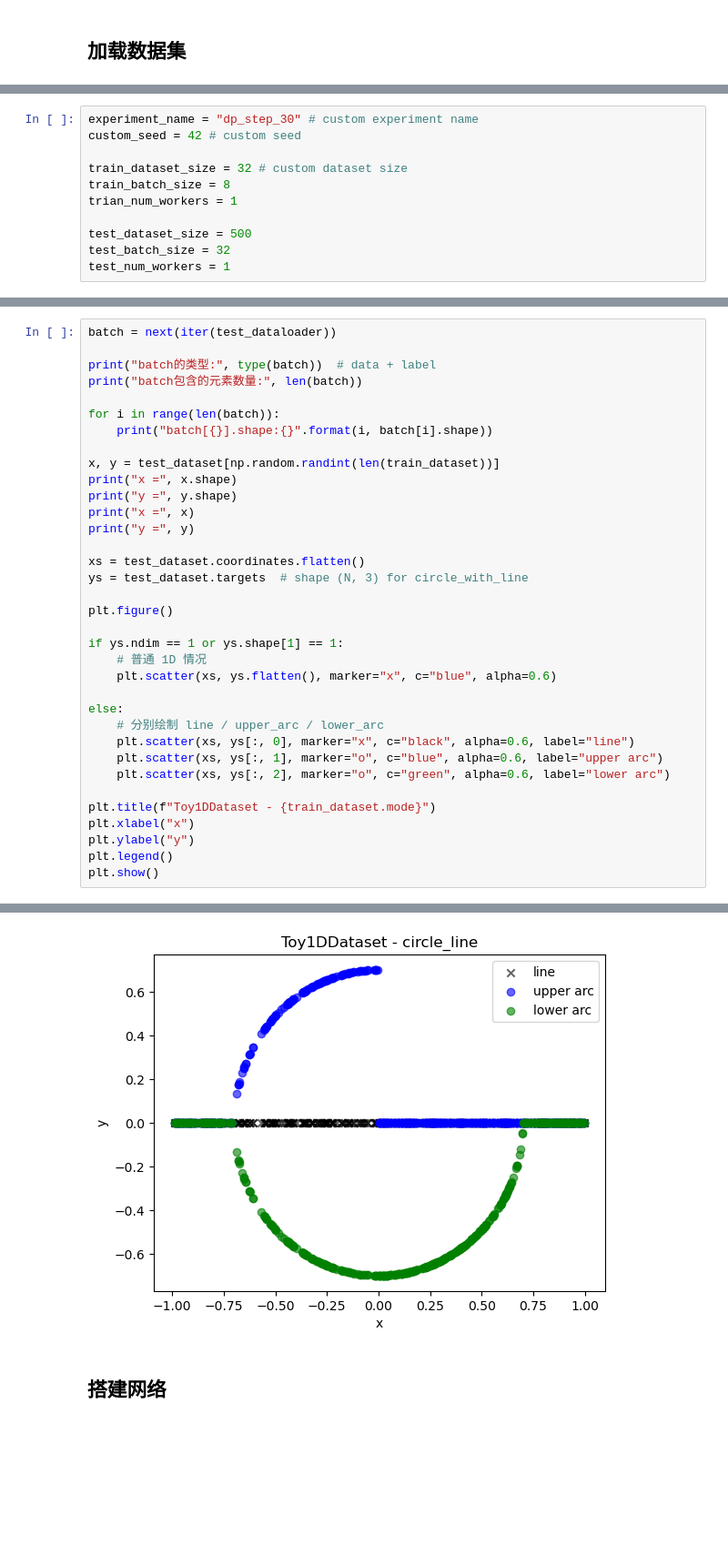
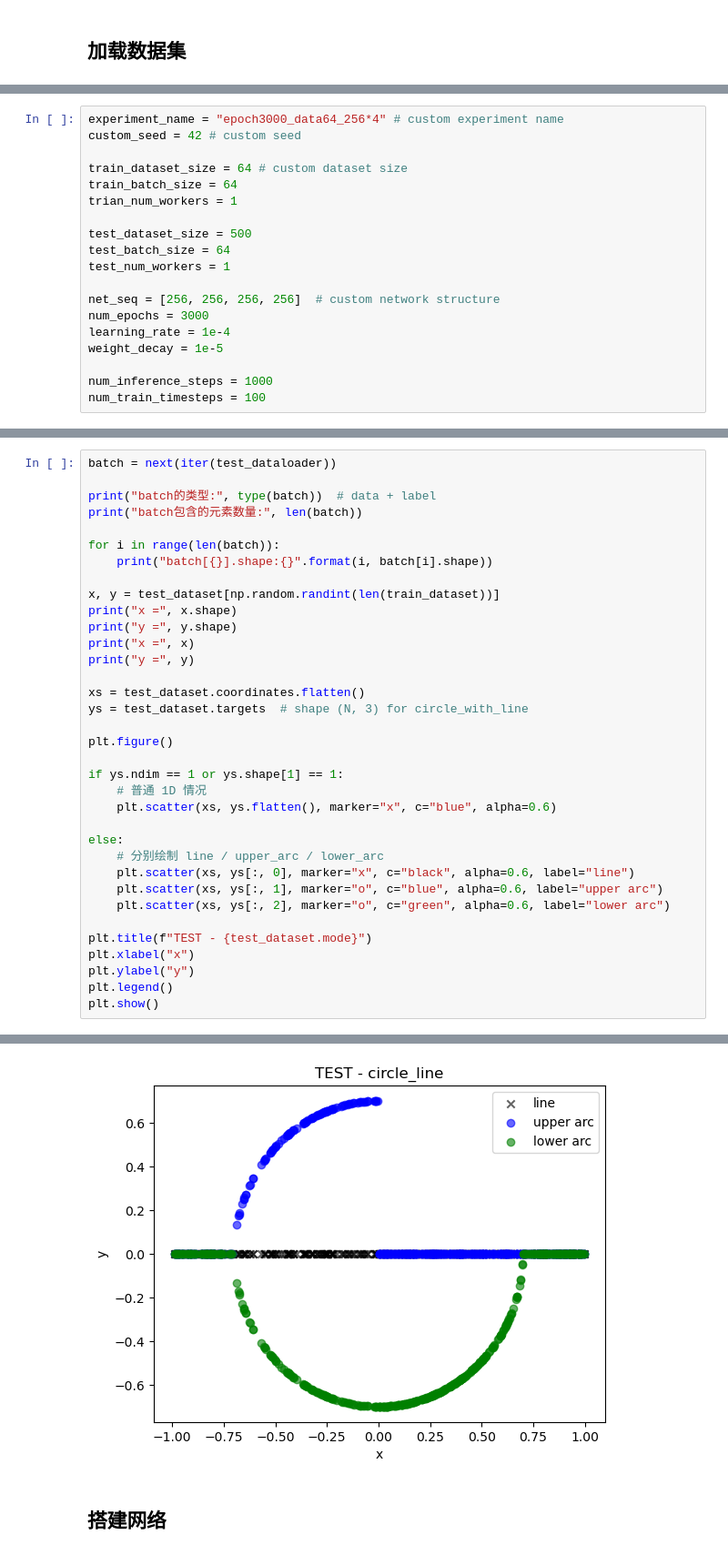
Before and after one commit to Junb0Dong/real_dp, a Jupyter notebook: experiment_2D/dp.ipynb, the cells around one changed output, grey strips where cells are left out. Shown at 91% size. Drawn from its saved outputs; the diff is of its cells as text; blank space fills up the shorter version.

```diff
--- a/experiment_2D/dp.ipynb
+++ b/experiment_2D/dp.ipynb
@@ -17,14 +22,22 @@ import dataset_2d
 # %%
-experiment_name = "dp_step_30" # custom experiment name
+experiment_name = "epoch3000_data64_256*4" # custom experiment name
 custom_seed = 42 # custom seed
 
-train_dataset_size = 32 # custom dataset size
-train_batch_size = 8
+train_dataset_size = 64 # custom dataset size
+train_batch_size = 64
 trian_num_workers = 1
 
 test_dataset_size = 500
-test_batch_size = 32
+test_batch_size = 64
 test_num_workers = 1
+
+net_seq = [256, 256, 256, 256]  # custom network structure
+num_epochs = 3000
+learning_rate = 1e-4
+weight_decay = 1e-5
+
+num_inference_steps = 1000
+num_train_timesteps = 100
 # %%
 train_dataset_config = dataset_2d.ToyDatasetConfig(
     dataset_size=train_dataset_size,
@@ -129,7 +142,7 @@ else:
     plt.scatter(xs, ys[:, 1], marker="o", c="blue", alpha=0.6, label="upper arc")
     plt.scatter(xs, ys[:, 2], marker="o", c="green", alpha=0.6, label="lower arc")
 
-plt.title(f"Toy1DDataset - {train_dataset.mode}")
+plt.title(f"TEST - {test_dataset.mode}")
 plt.xlabel("x")
 plt.ylabel("y")
 plt.legend()
@@ -146,4 +159,4 @@ y = tensor([ 0.0000,  0.0000, -0.3244])
-[figure, old version]
+[figure, new version]
 # %% [markdown]
 ## 搭建网络
 # %% [markdown]
```
Also changed, not shown: parts of 13 cells of this notebook.
